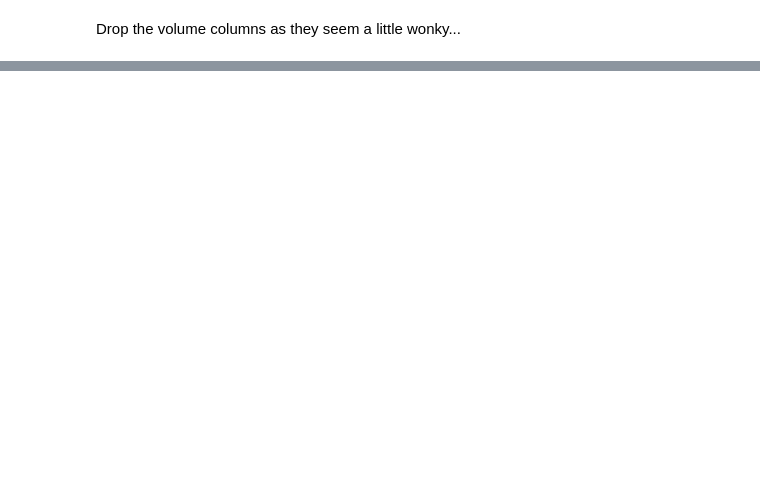
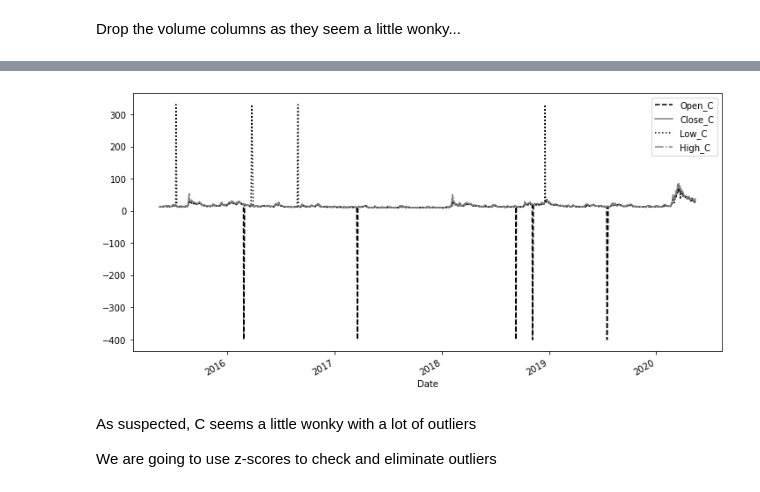
Before and after one commit to BR0B0T/Something, a Jupyter notebook: Exploratory Data Analysis.ipynb, the cells around one changed output, grey strips where cells are left out. Saved outputs shown, nothing was run; the diff lists cells and outputs as text; code cells hidden in the pictures; blank space fills up the shorter version.

```diff
--- a/Exploratory Data Analysis.ipynb
+++ b/Exploratory Data Analysis.ipynb
@@ -94,0 +120,11 @@ prices_only
+# %%
+valid_close_complete['Open_C'].plot(figsize=(12,6),  linestyle='--', color='black', legend='Open_C')
+valid_close_complete['Close_C'].plot(figsize=(12,6), linestyle='-',  color='grey',  legend='Close_C')
+valid_close_complete['Low_C'].plot(figsize=(12,6),   linestyle=':',  color='black', legend='Low_C')
+valid_close_complete['High_C'].plot(figsize=(12,6),  linestyle='-.', color='grey',  legend='High_C');
+# %% [output]
+[figure, added]
+# %% [markdown]
+As suspected, C seems a little wonky with a lot of outliers
+
+We are going to use z-scores to check and eliminate outliers
```
Also changed, not shown: parts of 15 cells of this notebook.
